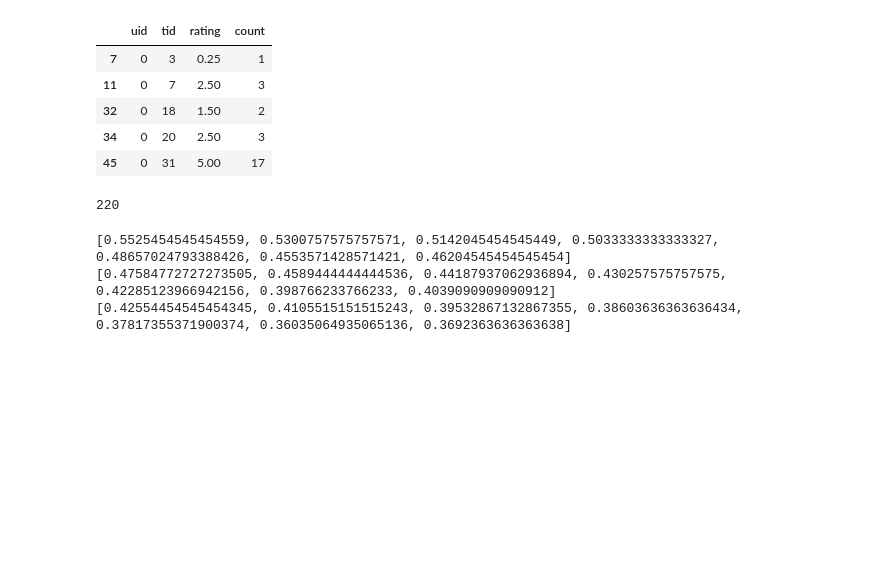
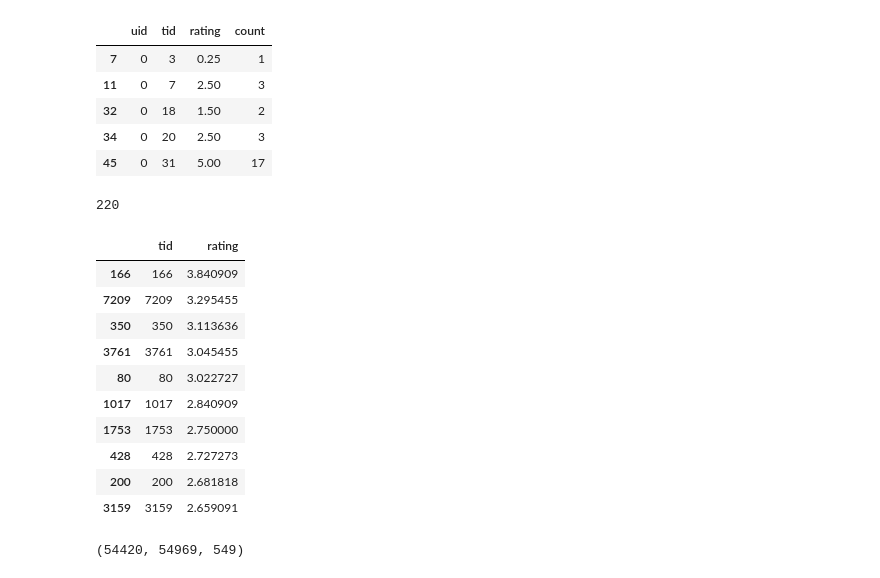
Before and after one commit to bigsamtw/Music_RS, a Jupyter notebook: FM Model/Evaluation/pop/Evaluation (Low).ipynb, the cells around one changed output. Cells and saved outputs as stored; diff of their text form; code cells hidden in the pictures; blank space fills up the shorter version.

```diff
--- a/FM Model/Evaluation/pop/Evaluation (Low).ipynb
+++ b/FM Model/Evaluation/pop/Evaluation (Low).ipynb
@@ -57,6 +57,37 @@ num_user
 pop_dict = {}
 for i in all_user['tid'].unique():
     pop_dict[i] = len(all_user[all_user['tid']==i])/num_user
+# %%
+# Count POP to DF
+tid_list = []
+pop_list = []
+for i in all_user['tid'].unique():
+    tid_list.append(i)
+    pop_list.append(len(all_user[all_user['tid']==i])/num_user*5)
+
+d = {'tid': tid_list, 'rating': pop_list}
+df_pop = pd.DataFrame(data=d)
+df_pop = df_pop.sort_values(by=['rating'], ascending=False)
+df_pop[:10]
+# %% [output]
+|  | tid | rating |
+| 166 | 166 | 3.840909 |
+| 7209 | 7209 | 3.295455 |
+| 350 | 350 | 3.113636 |
+| 3761 | 3761 | 3.045455 |
+| 80 | 80 | 3.022727 |
+| 1017 | 1017 | 2.840909 |
+| 1753 | 1753 | 2.750000 |
+| 428 | 428 | 2.727273 |
+| 200 | 200 | 2.681818 |
+| 3159 | 3159 | 2.659091 |
+# %%
+top_percent = 0.01
+long_tail = df_pop[int(len(df_pop)*top_percent):]
+long_tail = long_tail['tid'].unique()
+len(long_tail), len(df_pop), len(df_pop)-len(long_tail)
+# %% [output]
+(54420, 54969, 549)
 # %%
 pop_4 = []
 pop_20 = []
@@ -115,11 +152,0 @@ for top_n_size in tqdm([50, 20, 4]):
-# %%
-for i in pop_4:
-    print(i)
-for i in pop_20:
-    print(i)
-for i in pop_50:
-    print(i)
-# %% [output]
-[0.5525454545454559, 0.5300757575757571, 0.5142045454545449, 0.5033333333333327, 0.48657024793388426, 0.4553571428571421, 0.46204545454545454]
-[0.47584772727273505, 0.4589444444444536, 0.44187937062936894, 0.430257575757575, 0.42285123966942156, 0.398766233766233, 0.4039090909090912]
-[0.42554454545454345, 0.4105515151515243, 0.39532867132867355, 0.38603636363636434, 0.37817355371900374, 0.36035064935065136, 0.3692363636363638]
```
Also changed, not shown: parts of 8 cells of this notebook, 46 other files.
